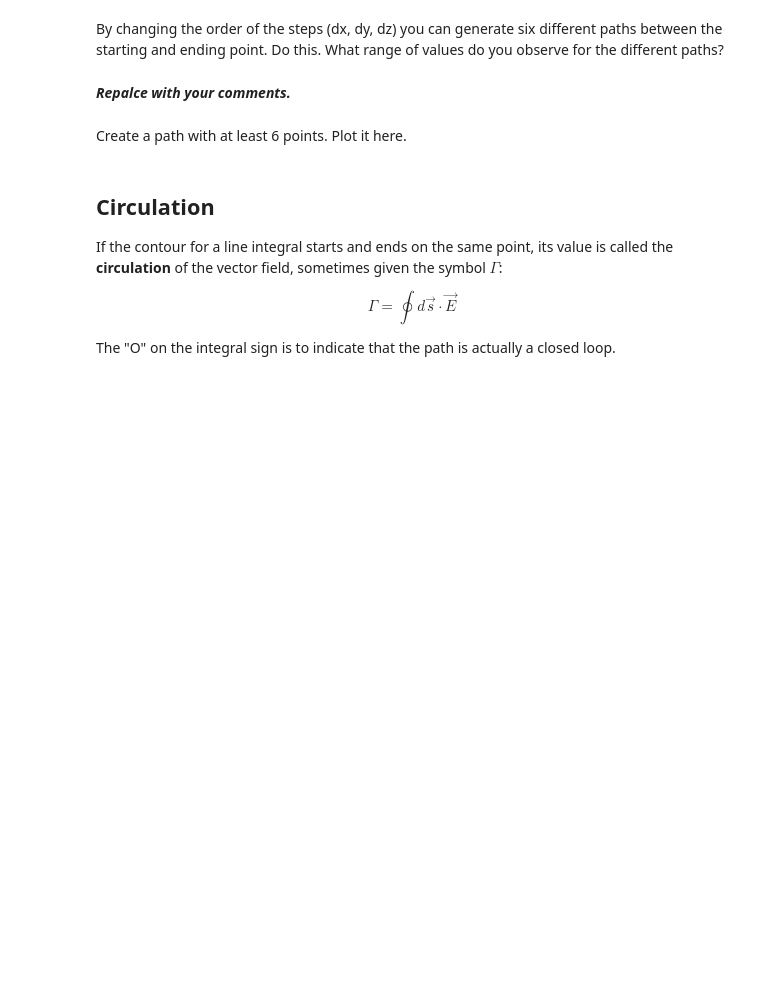
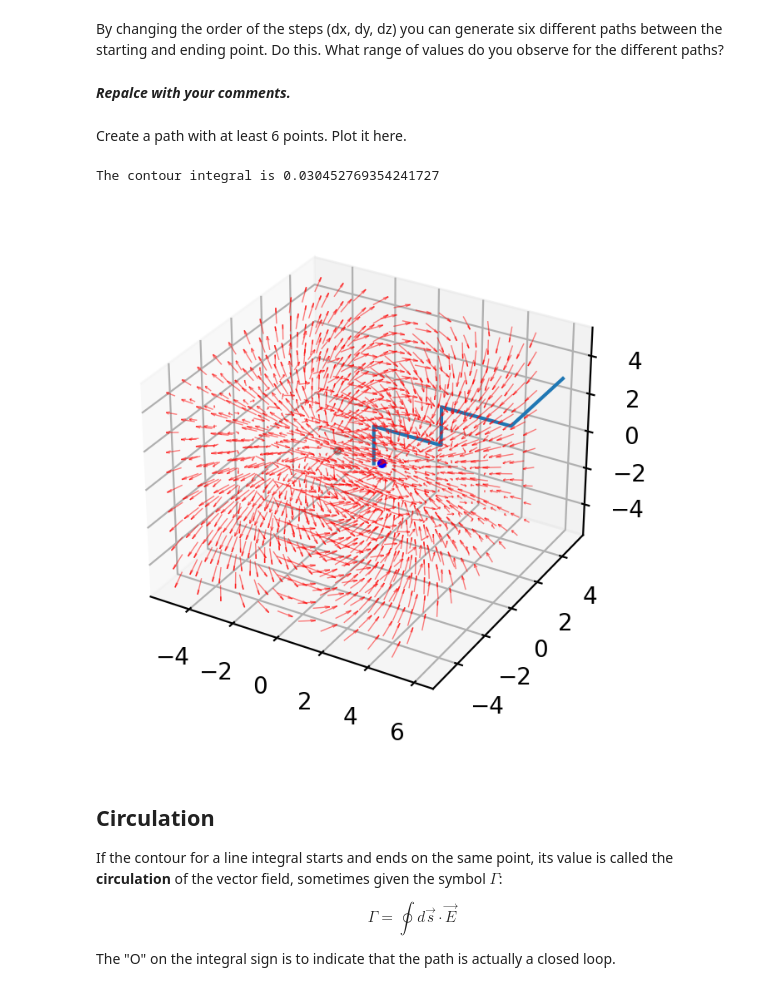
Before and after one commit to dr-kinder/electrodynamics, a Jupyter notebook: week-02/03-vector-calculus.ipynb, the cells around one changed output. Drawn from its saved outputs; the diff is of its cells as text; code cells hidden in the pictures; blank space fills up the shorter version.

```diff
--- a/week-02/03-vector-calculus.ipynb
+++ b/week-02/03-vector-calculus.ipynb
@@ -128,7 +139,43 @@ By changing the order of the steps (dx, dy, dz) you can generate six different p
 # %% [markdown]
 Create a path with at least 6 points.  Plot it here.
 # %%
-# Replace with your own code.
+# Define a path.
+x0 = 0
+y0 = 1
+z0 = -1
+
+# Initial position.
+P0 = np.array([x0,y0,z0])
+
+# Use unit vectors to define the displacement.
+dx = 3 * vc.eX
+dy = 4 * vc.eY
+dz = 2 * vc.eZ
+
+# Move to endpoint in steps along a single axis.
+P1 = P0 + dz
+P2 = P1 + dx
+P3 = P2 + dz
+P4 = P3 + dx
+P5 = P4 + dy
+
+# Assemble the points into a list.
+points = [P0, P1, P2, P3, P4, P5]
+
+# Compute the contour integral.
+W = vc.path_integral(E, points, *grid)
+
+# Draw the electric field and the path.
+ax = vc.draw_path(E, points, *grid)
+
+# Indicate location of charges in plot.
+ax.scatter3D(*list(zip(R1,R2)),c=['k','b'], s=9)
+
+# Display the result.
+print("The contour integral is", W)
+# %% [output]
+The contour integral is 0.030452769354241727
+[figure, added]
 # %% [markdown]
 ## Circulation
 
```
Also changed, not shown: parts of 10 cells of this notebook.
